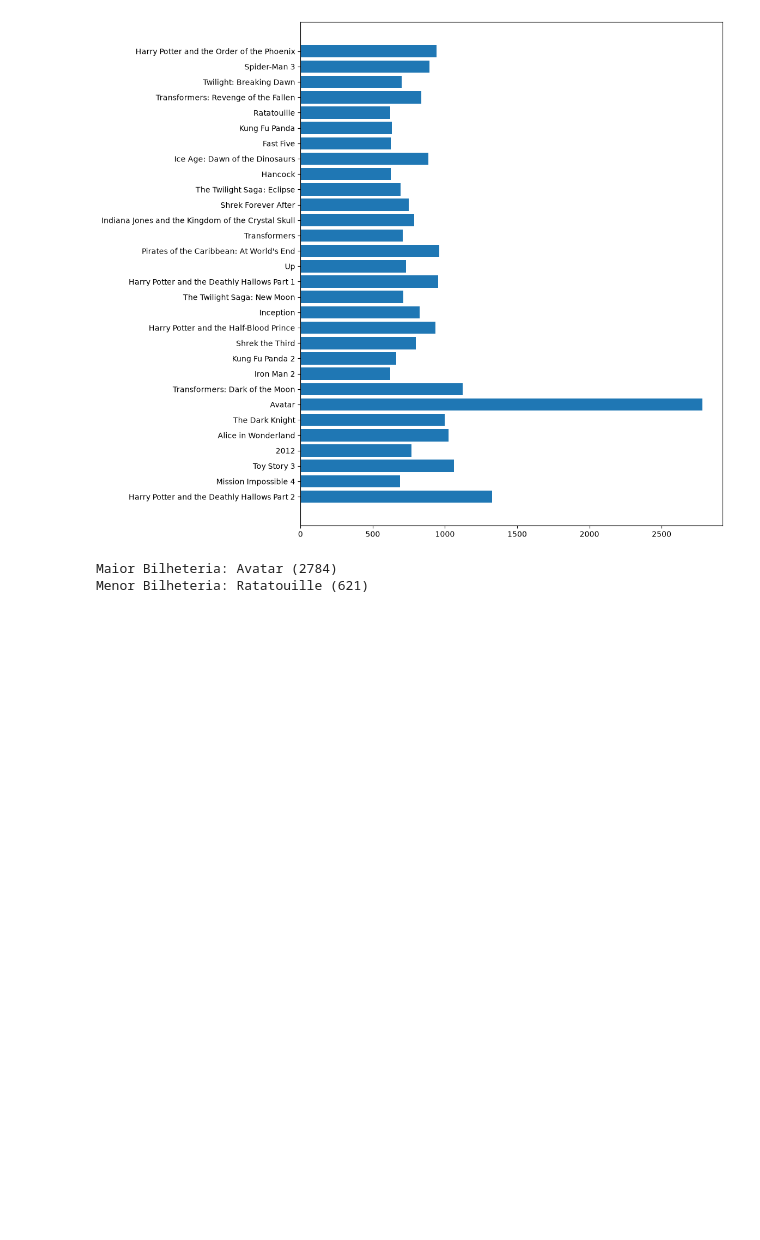
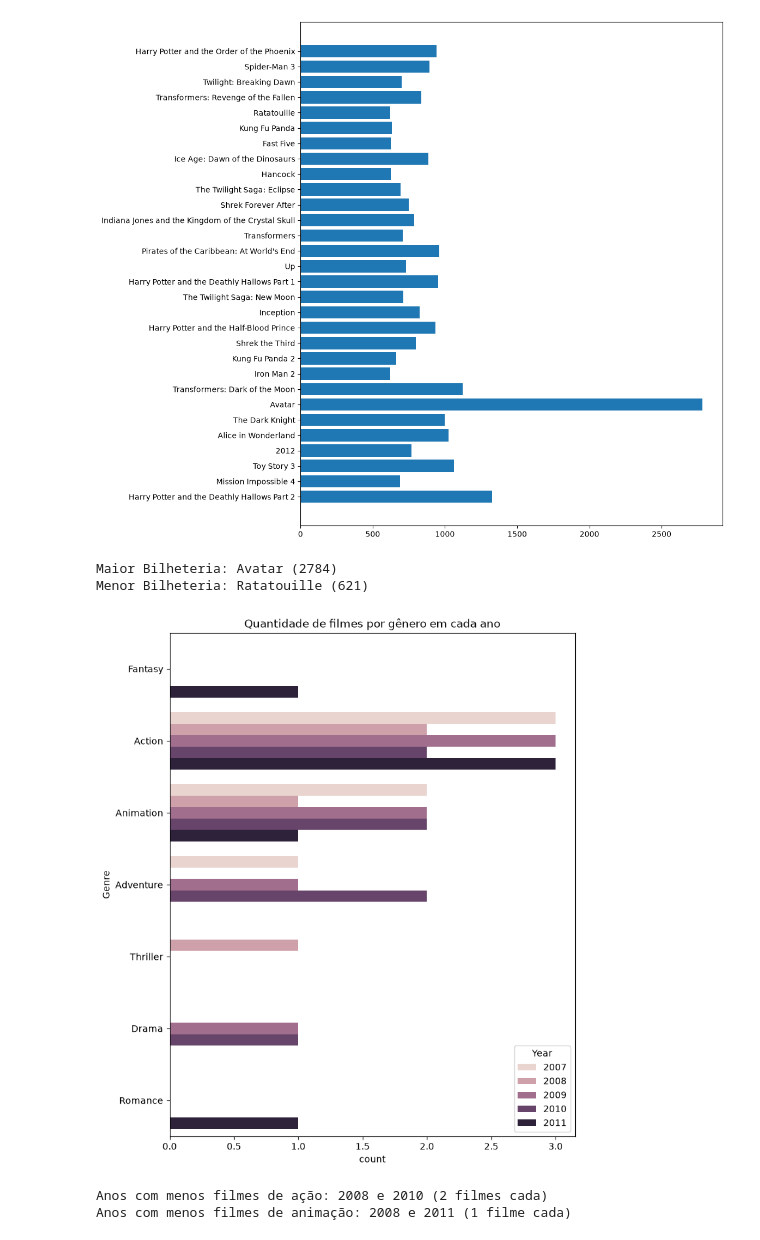
Before and after one commit to devarthurlima/data-visualization-course, a Jupyter notebook: Aula2/tarefa1.ipynb, the cells around one changed output. Drawn from its saved outputs; the diff is of its cells as text; code cells hidden in the pictures; blank space fills up the shorter version.

```diff
--- a/Aula2/tarefa1.ipynb
+++ b/Aula2/tarefa1.ipynb
@@ -39,4 +39,16 @@ print("Menor Bilheteria:", menor_bilheteria, f"({df['Worldwide_Gross_M'].min()})
 Maior Bilheteria: Avatar (2784)
 Menor Bilheteria: Ratatouille (621)
 # %%
-# Crie uma visualização que mostre a quantidade de filmes por gênero em cada ano. Em que anos foram feitos menos filmes de ação? E em que ano foram feitos menos filmes de animação?
+# 4.Crie uma visualização que mostre a quantidade de filmes por gênero em cada ano. Em que anos foram feitos menos filmes de ação? E em que ano foram feitos menos filmes de animação?
+
+plt.figure(figsize=(8, 10))
+plt.title('Quantidade de filmes por gênero em cada ano')
+sns.countplot(y="Genre", hue="Year" , data=df)
+plt.show()
+
+print("Anos com menos filmes de ação: 2008 e 2010 (2 filmes cada)")
+print("Anos com menos filmes de animação: 2008 e 2011 (1 filme cada)")
+# %% [output]
+[figure, added]
+Anos com menos filmes de ação: 2008 e 2010 (2 filmes cada)
+Anos com menos filmes de animação: 2008 e 2011 (1 filme cada)
```
Also changed, not shown: parts of 3 cells of this notebook, 1 other file.
